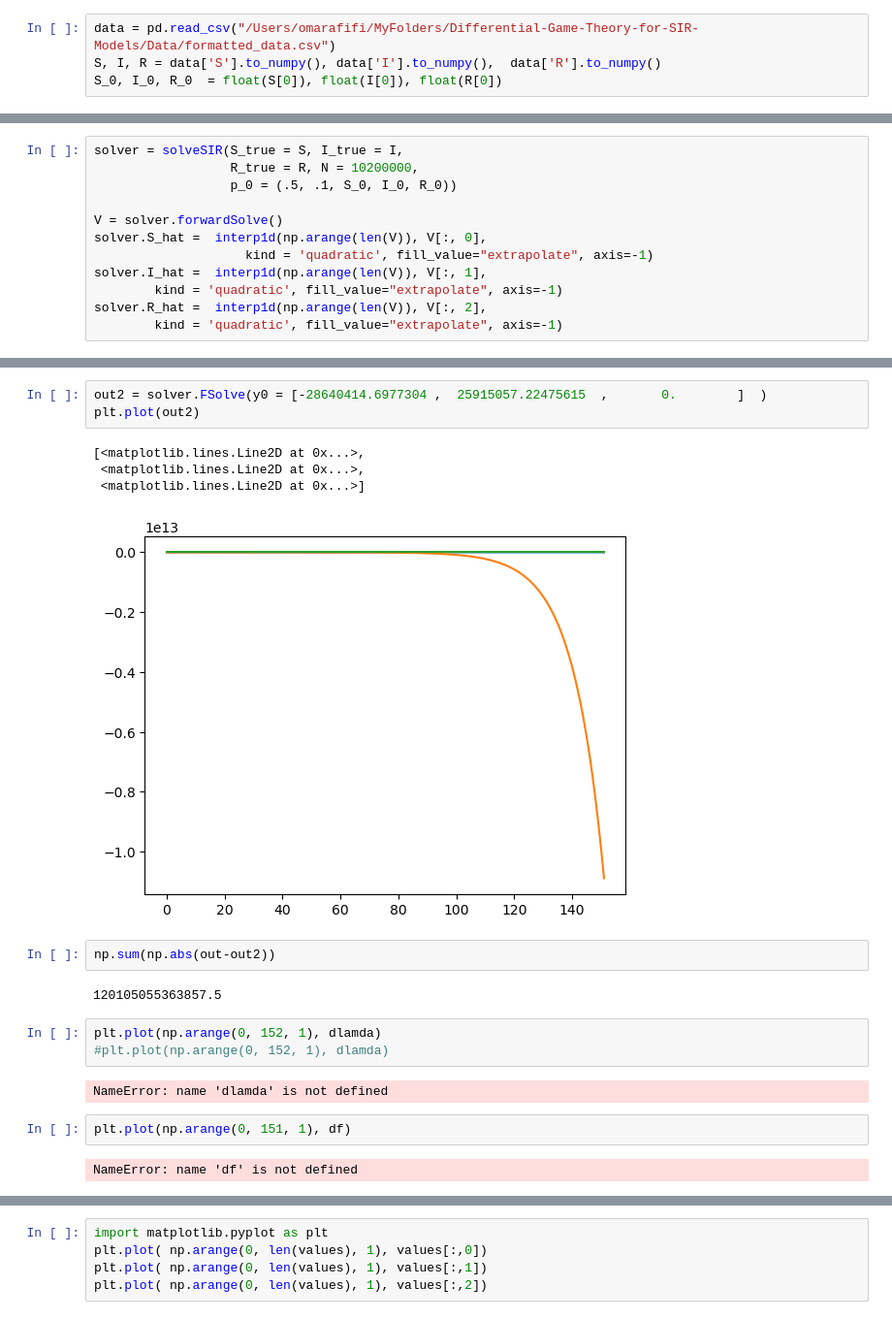
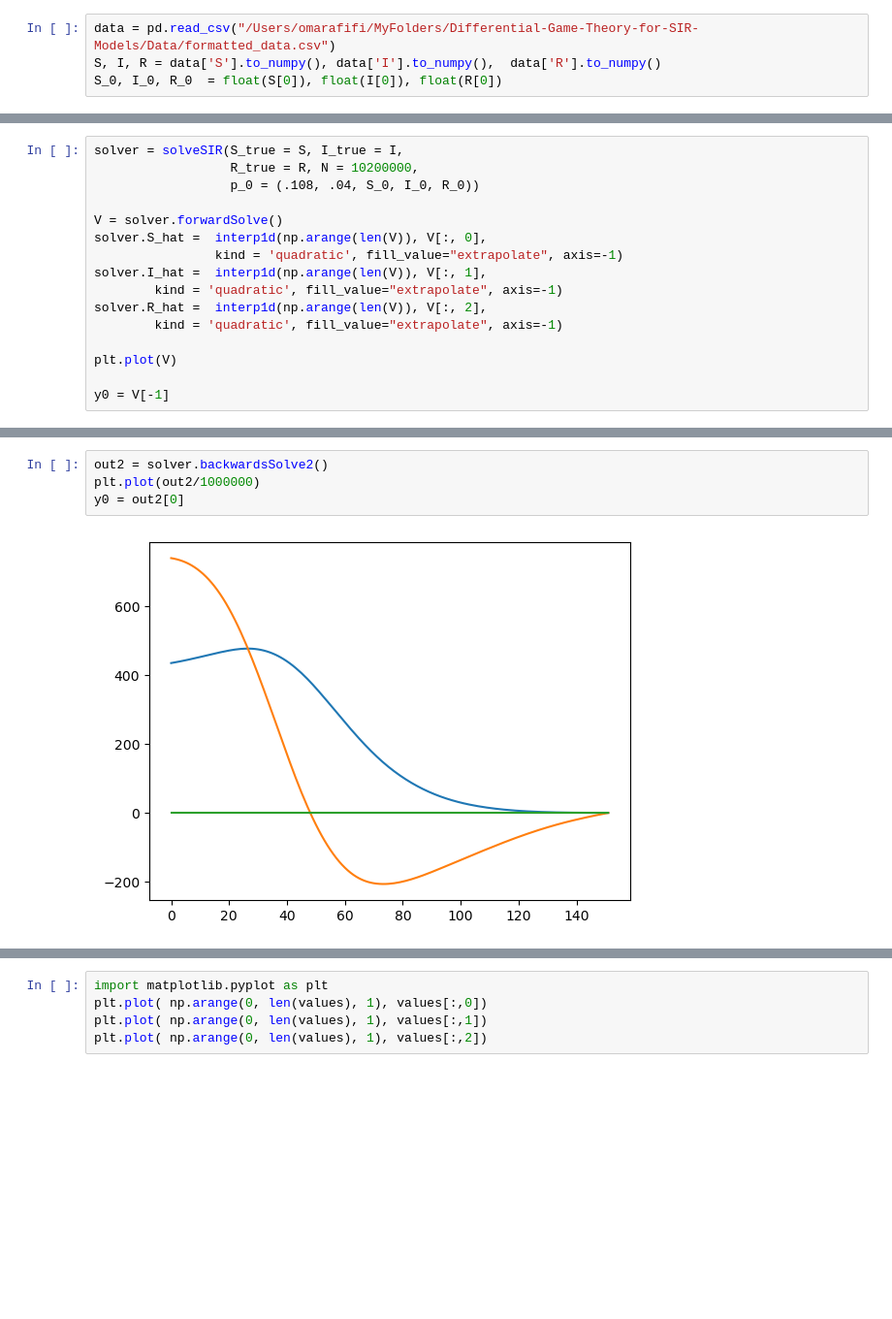
Before and after one commit to oaf9/Differential-Game-Theory-for-SIR-Models, a Jupyter notebook: Code/sir_notebook.ipynb, the cells around one changed output, grey strips where cells are left out. Shown: that part at 97% size. Drawn from its saved outputs; the diff is of its cells as text; blank space fills up the shorter version.

```diff
--- a/Code/sir_notebook.ipynb
+++ b/Code/sir_notebook.ipynb
@@ -13,12 +20,16 @@ S_0, I_0, R_0  = float(S[0]), float(I[0]), float(R[0])
 # %%
 solver = solveSIR(S_true = S, I_true = I,
                   R_true = R, N = 10200000,
-                  p_0 = (.5, .1, S_0, I_0, R_0))
+                  p_0 = (.108, .04, S_0, I_0, R_0))
 
 V = solver.forwardSolve()
 solver.S_hat =  interp1d(np.arange(len(V)), V[:, 0],
-                    kind = 'quadratic', fill_value="extrapolate", axis=-1)
+                kind = 'quadratic', fill_value="extrapolate", axis=-1)
 solver.I_hat =  interp1d(np.arange(len(V)), V[:, 1],
         kind = 'quadratic', fill_value="extrapolate", axis=-1)
 solver.R_hat =  interp1d(np.arange(len(V)), V[:, 2],
         kind = 'quadratic', fill_value="extrapolate", axis=-1)
+
+plt.plot(V)
+
+y0 = V[-1]
@@ -35,21 +48,6 @@ plt.plot(out)
 # %%
-out2 = solver.FSolve(y0 = [-28640414.6977304 ,  25915057.22475615  ,       0.        ]  )
-plt.plot(out2)
+out2 = solver.backwardsSolve2()
+plt.plot(out2/1000000)
+y0 = out2[0]
 # %% [output]
-[<matplotlib.lines.Line2D at 0x...>,
- <matplotlib.lines.Line2D at 0x...>,
- <matplotlib.lines.Line2D at 0x...>]
-[figure, old version]
+[figure, new version]
-# %%
-np.sum(np.abs(out-out2))
-# %% [output]
-120105055363857.5
-# %%
-plt.plot(np.arange(0, 152, 1), dlamda)
-#plt.plot(np.arange(0, 152, 1), dlamda)
-# %% [output]
-NameError: name 'dlamda' is not defined
-# %%
-plt.plot(np.arange(0, 151, 1), df)
-# %% [output]
-NameError: name 'df' is not defined
```
Also changed, not shown: parts of 8 cells of this notebook, 1 other file.
